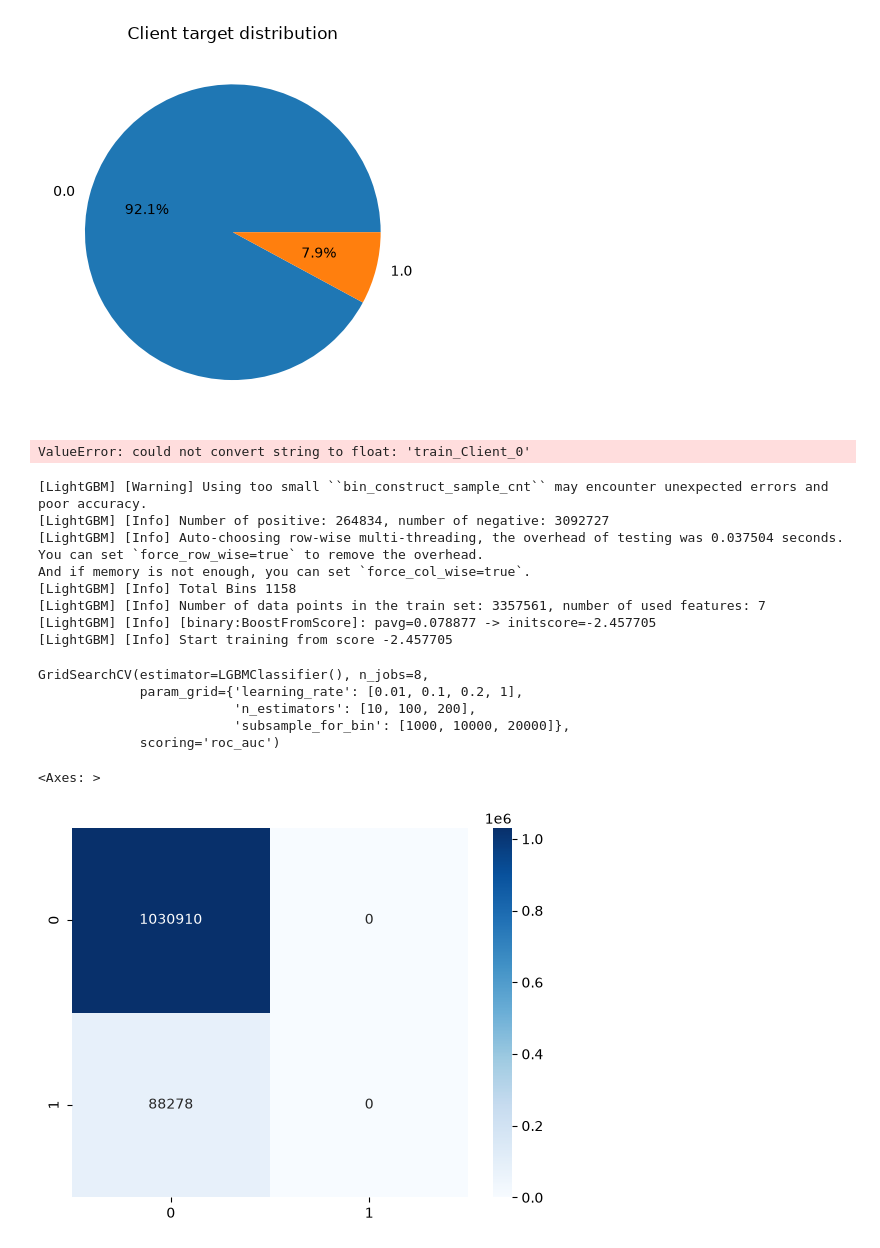
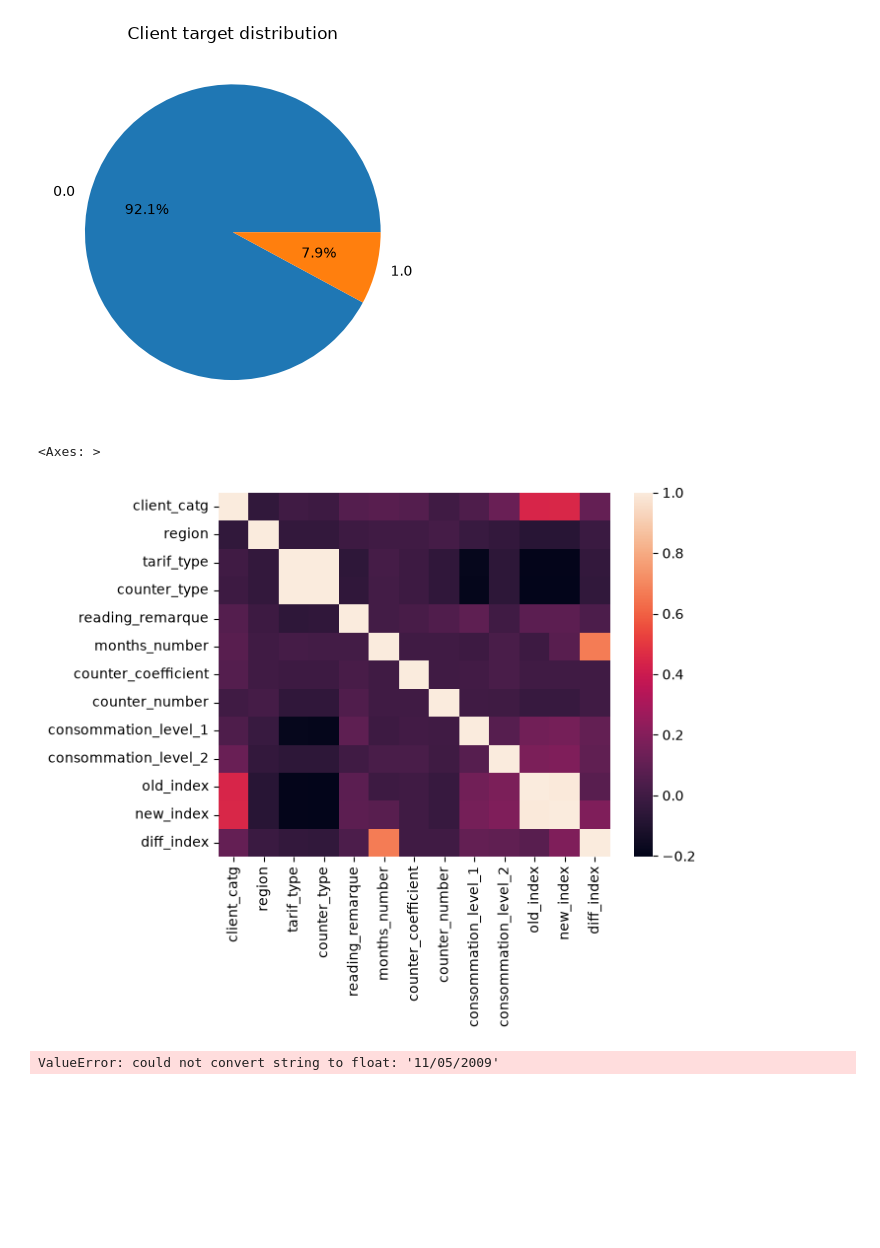
Before and after one commit to alexandervonwernherr/ds-ml-project, a Jupyter notebook: fraud_detection_beautified.ipynb, the cells around one changed output. Cells and saved outputs as stored; diff of their text form; code cells hidden in the pictures; blank space fills up the shorter version.

```diff
--- a/fraud_detection_beautified.ipynb
+++ b/fraud_detection_beautified.ipynb
@@ -25,26 +25,30 @@ plt.title("Client target distribution")
 plt.show()
 # %% [output]
 [figure]
-# %%
-cm = train_data.select_dtypes(include=["number"]).corr(method="pearson")
-sns.heatmap(cm)
-# %% [output]
-ValueError: could not convert string to float: 'train_Client_0'
 # %%
 X = train_data[
-    ["client_catg", "region", "invoice_date",
-     "consommation_level_1", "consommation_level_2",
-     "consommation_level_3", "consommation_level_4"]
+    ["client_catg", "region", "tarif_type", "counter_type", "reading_remarque",
+      "months_number", "counter_coefficient", "counter_number", "consommation_level_1",
+      "consommation_level_2", "counter_type", "old_index", "new_index", "creation_date"]
 ]
 y = train_data["target"]
 # %%
-X["invoice_date"] = pd.to_datetime(X["invoice_date"]).astype("int64")
+d={"ELEC":0,"GAZ":1}
+X = X.loc[:, ~X.columns.duplicated()].copy()
+X["counter_type"] = X["counter_type"].map(d)
+X['client_catg'] = X['client_catg'].astype(int)
 
-d={"ELEC":0,"GAZ":1}
-#X['counter_type']=X['counter_type'].map(d)
-
-X['client_catg'] = X['client_catg'].astype(int)
+X["creation_date"] = pd.to_datetime(X["creation_date"]).astype("int64")
 #X['disrict'] = X['disrict'].astype(int)
+# %%
+# If the result is negative, this might indicate a fraud. This is *drumroll* FEATURE ENGINEERING!
+X["diff_index"] = X["new_index"] - X["old_index"]
+# %%
+cm = X.select_dtypes(include=["number"]).corr(method="pearson")
+sns.heatmap(cm)
+# %% [output]
+<Axes: >
+[figure, added]
 # %%
 from sklearn.model_selection import train_test_split
 X_train, X_test, y_train, y_test = train_test_split(X, y, random_state=42, stratify=y, train_size=0.75)
@@ -53,6 +57,8 @@ from sklearn.preprocessing import StandardScaler
 sc = StandardScaler()
 # Convert the date column to a numeric timestamp before scaling
 x_scaled = sc.fit_transform(X_train)
+# %% [output]
+ValueError: could not convert string to float: '11/05/2009'
 # %%
 from lightgbm import LGBMClassifier
 from sklearn.pipeline import Pipeline
@@ -72,21 +78,6 @@ gscv = GridSearchCV(
 )
 
 gscv.fit(x_scaled, y_train)
-# %% [output]
-[LightGBM] [Warning] Using too small ``bin_construct_sample_cnt`` may encounter unexpected errors and poor accuracy.
-[LightGBM] [Info] Number of positive: 264834, number of negative: 3092727
-[LightGBM] [Info] Auto-choosing row-wise multi-threading, the overhead of testing was 0.037504 seconds.
-You can set `force_row_wise=true` to remove the overhead.
-And if memory is not enough, you can set `force_col_wise=true`.
-[LightGBM] [Info] Total Bins 1158
-[LightGBM] [Info] Number of data points in the train set: 3357561, number of used features: 7
-[LightGBM] [Info] [binary:BoostFromScore]: pavg=0.078877 -> initscore=-2.457705
-[LightGBM] [Info] Start training from score -2.457705
-GridSearchCV(estimator=LGBMClassifier(), n_jobs=8,
-             param_grid={'learning_rate': [0.01, 0.1, 0.2, 1],
-                         'n_estimators': [10, 100, 200],
-                         'subsample_for_bin': [1000, 10000, 20000]},
-             scoring='roc_auc')
 # %%
 y_pred = gscv.predict(X_test)
 # %%
@@ -94,6 +85,3 @@ from sklearn.metrics import confusion_matrix
 
 cm = confusion_matrix(y_test, y_pred)
 sns.heatmap(cm, annot=True, fmt="d", cmap="Blues")
-# %% [output]
-<Axes: >
-[figure, removed]
```
